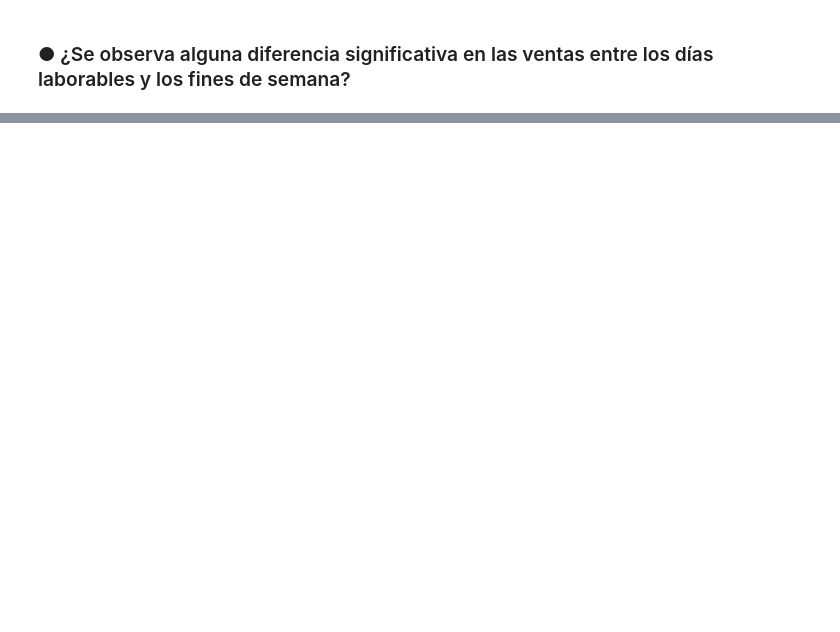
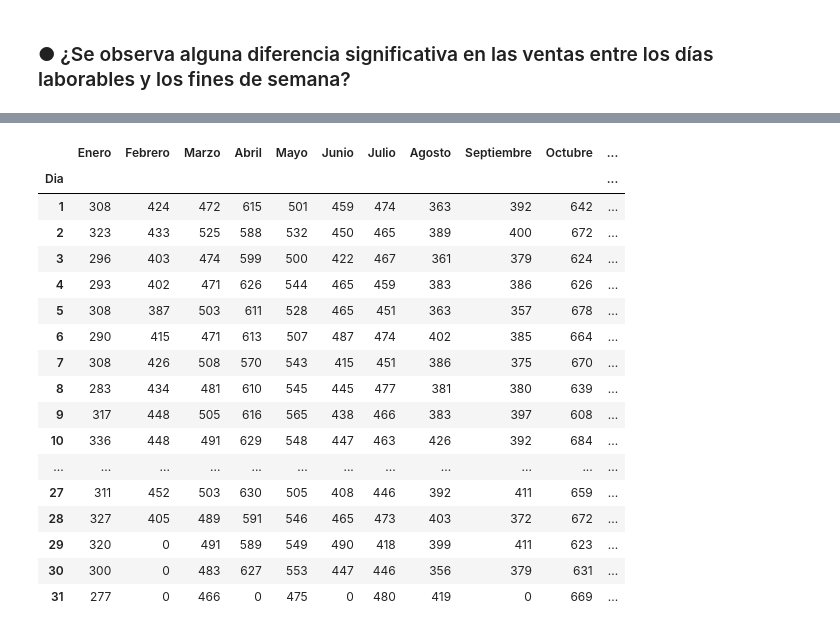
Before and after one commit to ilDiegoCC/PHY_BIGDATA_lab1, a Jupyter notebook: Laboratorio_01.ipynb, the cells around one changed output, grey strips where cells are left out. Saved outputs shown, nothing was run; the diff lists cells and outputs as text; code cells hidden in the pictures; blank space fills up the shorter version.

```diff
--- a/Laboratorio_01.ipynb
+++ b/Laboratorio_01.ipynb
@@ -481,3 +505,7 @@ fig.update_layout(
     xaxis=dict(title='Mes'),
     yaxis=dict(title='Total de Ingresos'),
 )
+# %%
+print('En terminos de Ingresos mensuales, estos fueron:')
+for mes in meses:
+    print(mes, ':', ingreso_totales_mes[nombres_meses.index(mes)])
@@ -1657,0 +1982,22 @@ A lo largo de los días, las venta varían dentro de su promedio mensual
+# %%
+data= df_total_ventas_anual_dia
+data
+# %% [output]
+|  | Enero | Febrero | Marzo | Abril | Mayo | Junio | Julio | Agosto | Septiembre | Octubre | ... |
+| Dia |  |  |  |  |  |  |  |  |  |  | ... |
+| 1 | 308 | 424 | 472 | 615 | 501 | 459 | 474 | 363 | 392 | 642 | ... |
+| 2 | 323 | 433 | 525 | 588 | 532 | 450 | 465 | 389 | 400 | 672 | ... |
+| 3 | 296 | 403 | 474 | 599 | 500 | 422 | 467 | 361 | 379 | 624 | ... |
+| 4 | 293 | 402 | 471 | 626 | 544 | 465 | 459 | 383 | 386 | 626 | ... |
+| 5 | 308 | 387 | 503 | 611 | 528 | 465 | 451 | 363 | 357 | 678 | ... |
+| 6 | 290 | 415 | 471 | 613 | 507 | 487 | 474 | 402 | 385 | 664 | ... |
+| 7 | 308 | 426 | 508 | 570 | 543 | 415 | 451 | 386 | 375 | 670 | ... |
+| 8 | 283 | 434 | 481 | 610 | 545 | 445 | 477 | 381 | 380 | 639 | ... |
+| 9 | 317 | 448 | 505 | 616 | 565 | 438 | 466 | 383 | 397 | 608 | ... |
+| 10 | 336 | 448 | 491 | 629 | 548 | 447 | 463 | 426 | 392 | 684 | ... |
+| ... | ... | ... | ... | ... | ... | ... | ... | ... | ... | ... | ... |
+| 27 | 311 | 452 | 503 | 630 | 505 | 408 | 446 | 392 | 411 | 659 | ... |
+| 28 | 327 | 405 | 489 | 591 | 546 | 465 | 473 | 403 | 372 | 672 | ... |
+| 29 | 320 | 0 | 491 | 589 | 549 | 490 | 418 | 399 | 411 | 623 | ... |
+| 30 | 300 | 0 | 483 | 627 | 553 | 447 | 446 | 356 | 379 | 631 | ... |
+| 31 | 277 | 0 | 466 | 0 | 475 | 0 | 480 | 419 | 0 | 669 | ... |
```
Also changed, not shown: parts of 48 cells of this notebook, 16 other files.
